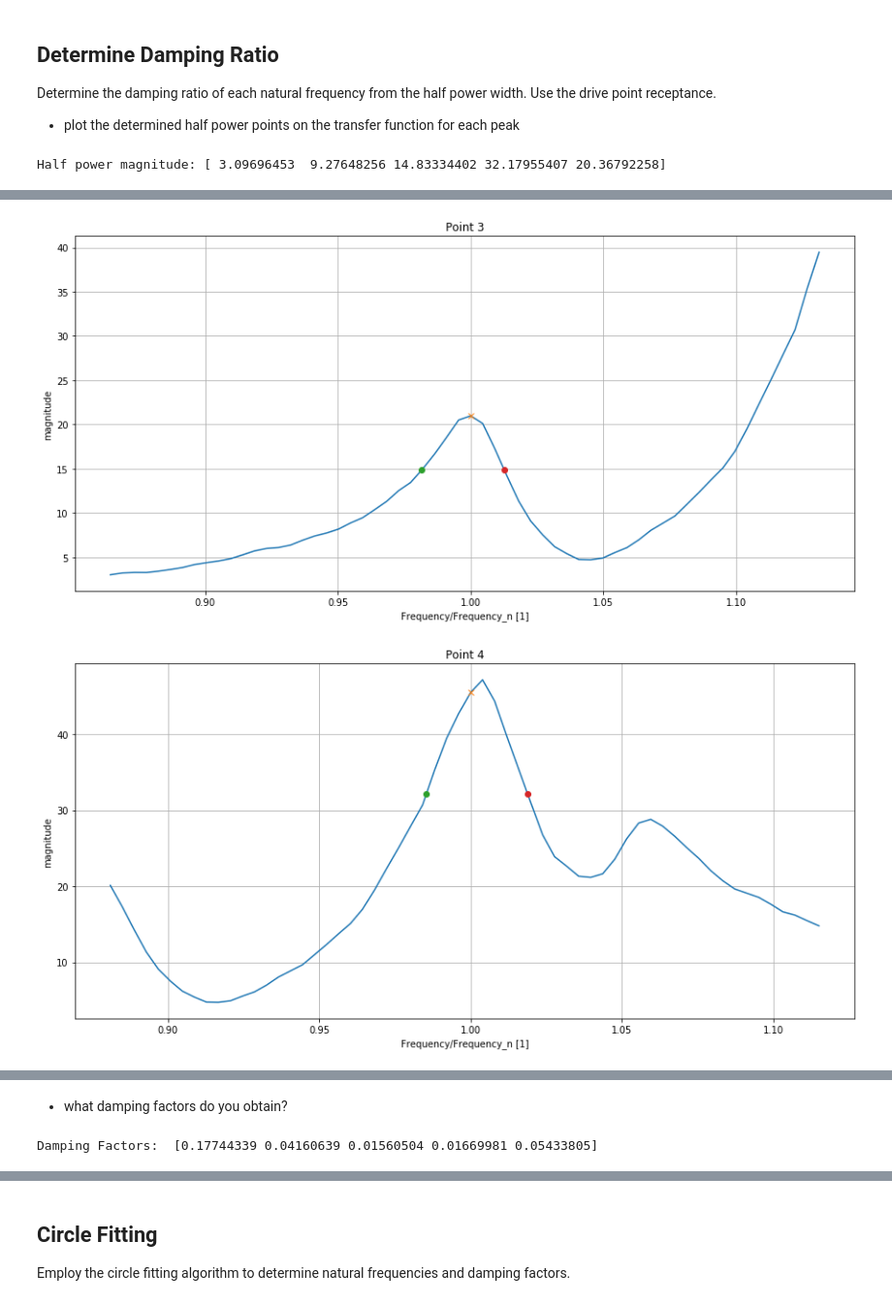
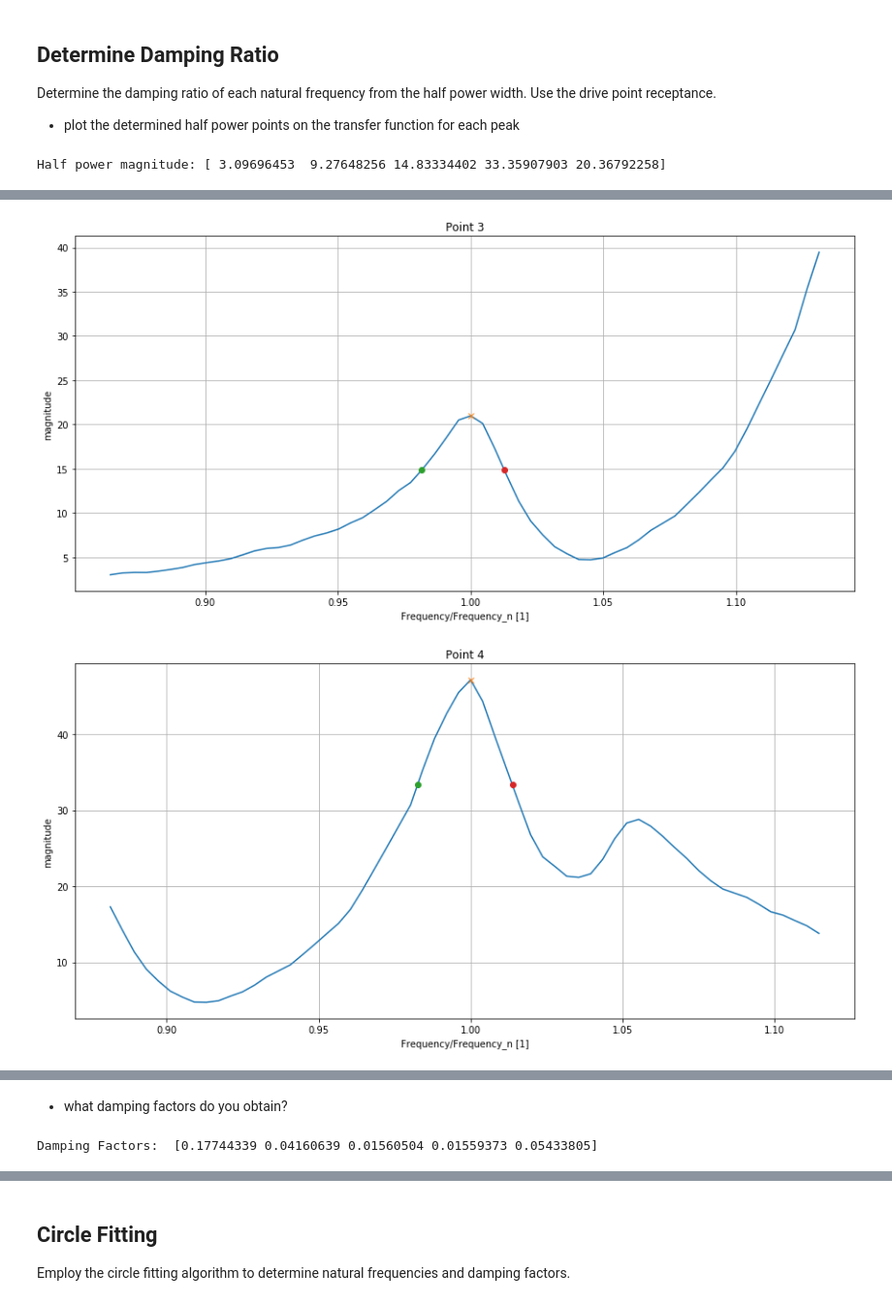
Before and after one commit to phmandl/modalanalyse, a Jupyter notebook: HW5/Max/5_IdentificationMethods_template.ipynb, the cells around one changed output, grey strips where cells are left out. Shown at 97% size. Cells and saved outputs as stored; diff of their text form; code cells hidden in the pictures.

```diff
--- a/HW5/Max/5_IdentificationMethods_template.ipynb
+++ b/HW5/Max/5_IdentificationMethods_template.ipynb
@@ -228,3 +228,23 @@ for n,i in enumerate(peaks_idx_P05_rfft_window):
 [figure]
 [figure]
 [figure]
+# %%
+# shift point 4 to the peak (Peak-Amplitude Methode)
+peaks_idx_P05_rfft_window[3] = 253
+
+
+plt.figure(figsize = [15,7])
+
+lower_freq = frequencies[peaks_idx_P05_rfft_window[3]]-bound
+upper_freq = frequencies[peaks_idx_P05_rfft_window[3]]+bound
+
+lower_idx = (np.abs(frequencies - lower_freq)).argmin()
+upper_idx = (np.abs(frequencies - upper_freq)).argmin()
+
+plt.plot(frequencies[lower_idx:upper_idx]/frequencies[peaks_idx_P05_rfft_window[3]], np.abs(P05_receptance[lower_idx:upper_idx]))
+plt.plot(frequencies[peaks_idx_P05_rfft_window[3]]/frequencies[peaks_idx_P05_rfft_window[3]], np.abs(P05_receptance[peaks_idx_P05_rfft_window[3]]), 'x')
+
+plt.ylabel('magnitude')
+plt.xlabel('Frequency/Frequency_n [1]')
+plt.title('Point '+ str(4))
+plt.grid()
@@ -290,7 +337,7 @@ Use the drive point receptance.
 half_power = np.abs(P05_receptance)/sqrt(2) #
 print('Half power magnitude:', half_power[peaks_idx_P05_rfft_window])
 # %% [output]
-Half power magnitude: [ 3.09696453  9.27648256 14.83334402 32.17955407 20.36792258]
+Half power magnitude: [ 3.09696453  9.27648256 14.83334402 33.35907903 20.36792258]
 # %%
 # find out to which index the half power points belong
 index_half_power = np.zeros([len(peaks_idx_P05_rfft_window), 4],dtype = int)
@@ -323,28 +370,35 @@ for n,a in enumerate(index_half_power):
 # %%
 # Plot the magnitude
 for n,i in enumerate(peaks_idx_P05_rfft_window):
+
     plt.figure(figsize = [15,7])
 
     lower_freq = frequencies[i]-bound
     upper_freq = frequencies[i]+bound
 
     lower_idx = (np.abs(frequencies - lower_freq)).argmin()
     upper_idx = (np.abs(frequencies - upper_freq)).argmin()
+
+    if n == 4:
+        P05_lower_idx = lower_idx
+        P05_upper_idx = upper_idx
+    else:
+        pass
 
     plt.plot(frequencies[lower_idx:upper_idx]/frequencies[i], np.abs(P05_receptance[lower_idx:upper_idx]))
     plt.plot(frequencies[i]/frequencies[i], np.abs(P05_receptance[i]), 'x')
     plt.plot(freq_half_power[n,0]/frequencies[i], half_power[i], 'o')
     plt.plot(freq_half_power[n,1]/frequencies[i], half_power[i], 'o')
 
     plt.ylabel('magnitude')
     plt.xlabel('Frequency/Frequency_n [1]')
     plt.title('Point '+ str(n+1))
     plt.grid()
 # %% [output]
 [figure]
 [figure]
 [figure]
-[figure, old version]
+[figure, new version]
 [figure]
 # %% [markdown]
 * what damping factors do you obtain?
@@ -354,4 +408,4 @@ Damping_factor = (freq_half_power[:,1]-freq_half_power[:,0])/(2*frequencies[peak
 
 print('Damping Factors: ', Damping_factor)
 # %% [output]
-Damping Factors:  [0.17744339 0.04160639 0.01560504 0.01669981 0.05433805]
+Damping Factors:  [0.17744339 0.04160639 0.01560504 0.01559373 0.05433805]
```
Also changed, not shown: parts of 12 cells of this notebook.
